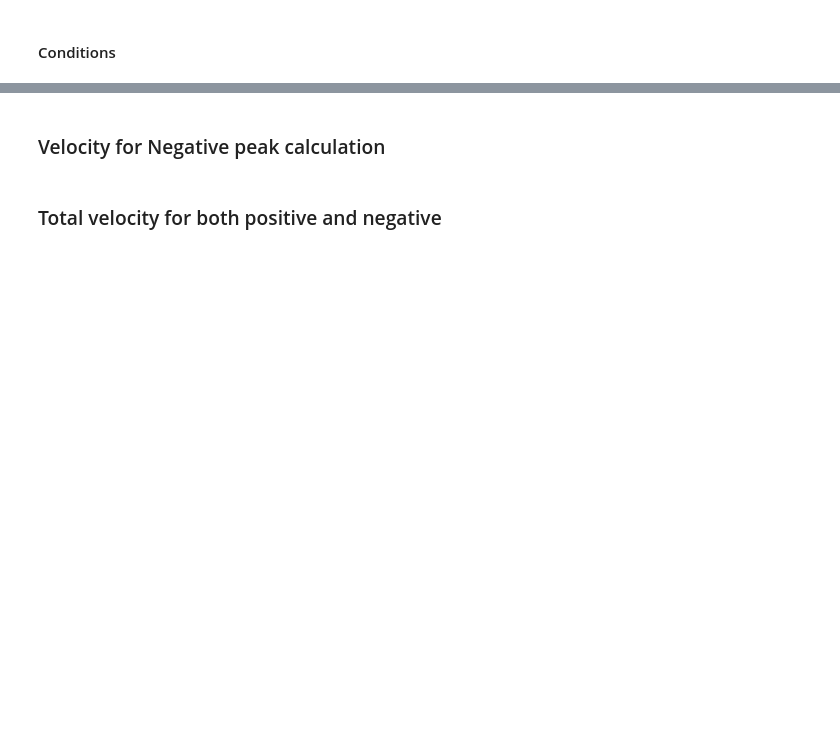
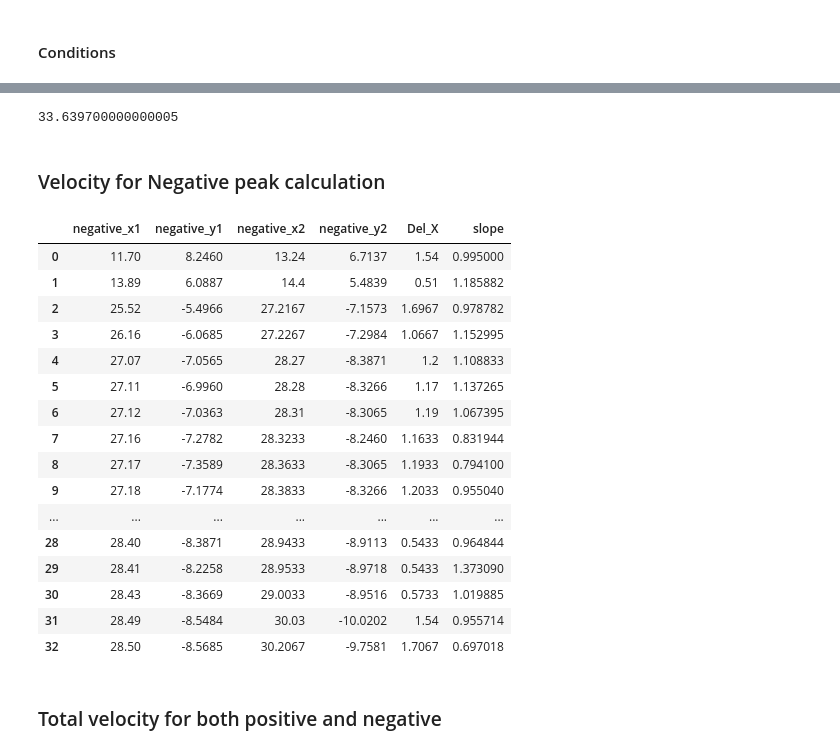
Before and after one commit to jamesleocodes/eye_movement, a Jupyter notebook: gain/gain_calc_zaw_1.ipynb, the cells around one changed output, grey strips where cells are left out. Saved outputs shown, nothing was run; the diff lists cells and outputs as text; code cells hidden in the pictures; blank space fills up the shorter version.

```diff
--- a/gain/gain_calc_zaw_1.ipynb
+++ b/gain/gain_calc_zaw_1.ipynb
@@ -291,12 +365,12 @@ negtim_start_values = np.array(rounded_neg_start_values)
 neg_end_values = df_test.loc[df_test['NegTim_End'] != '', 'NegTim_End'].values
 
 # Round the values in the 'Pos_Start' column to two decimal places
-rounded_neg_end_values = []
-for value in neg_end_values:
-    rounded_neg_end_values.append(round(value - 0.02, 2))
+# rounded_neg_end_values = []
+# for value in neg_end_values:
+#     rounded_neg_end_values.append(round(value - 0.02, 2))
 
 # Convert the list of rounded values back to a NumPy array
-negtim_end_values = np.array(rounded_neg_end_values)
+negtim_end_values = np.array(neg_end_values)
 
 # Print the non-empty values
 #print(negtim_end_values)
@@ -347,3 +421,28 @@ param_vel_negative_final['Del_X'] = param_vel_negative_final['negative_x2'] - pa
 #                                                     (param_vel_negative_final['Del_X'] < 2.07)]
 param_vel_negative_final = param_vel_negative_final[param_vel_negative_final['Del_X'] < 2.07]
 #
+param_vel_negative_final['Del_X'] = (param_vel_negative_final['negative_x2'] -
+                                     param_vel_negative_final['negative_x1']).where(~param_vel_negative_final['negative_x2'].isnull(), np.nan)
+
+
+
+# # Remove short duration SWJ from 50 ms to 400 ms
+param_vel_negative_final = param_vel_negative_final[(param_vel_negative_final['Del_X'] > 0.4) &
+                                                    (param_vel_negative_final['Del_X'] < 2.00)]
+
+
+# iterate over the rows of the dataframe
+prev_negative_x2 = None
+for i, row in param_vel_negative_final.iterrows():
+    # check if this is not the first row
+    if prev_negative_x2 is not None:
+        # check if positive_x1 is lower than the previous positive_x2
+        if row['negative_x1'] < prev_negative_x2:
+            # remove this row from the dataframe
+            param_vel_negative_final = param_vel_negative_final.drop(i)
+        else:
+            # update prev_positive_x2 if positive_x1 is greater than or equal to prev_positive_x2
+            prev_megatove_x2 = row['negative_x2']
+    else:
+        # initialize prev_positive_x2 with the first row value
+        prev_negative_x2 = row['negative_x2']
@@ -370,6 +449,6 @@ param_vel_positive_final
 # %% [markdown]
 #### Conditions
 # %%
-param_vel_negative_final['Condition'] = param_vel_negative_final['negative_x2'] - param_vel_negative_final['negative_x1']
-param_vel_negative_final['Condition'] =abs(param_vel_negative_final['Condition'])
-param_vel_negative_final = param_vel_negative_final[param_vel_negative_final['Condition'] > 1.01]
+# param_vel_negative_final['Condition'] = param_vel_negative_final['negative_x2'] - param_vel_negative_final['negative_x1']
+# param_vel_negative_final['Condition'] =abs(param_vel_negative_final['Condition'])
+# param_vel_negative_final = param_vel_negative_final[param_vel_negative_final['Condition'] > 1.01]
@@ -376,3 +475,7 @@ param_vel_negative_final = param_vel_negative_final[param_vel_negative_final['Co
+# %%
+param_vel_negative_final['Del_X'].sum()
+# %% [output]
+33.639700000000005
 # %% [markdown]
 ### Velocity for Negative peak calculation
 # %%
@@ -398,6 +501,26 @@ average_negative_slope = abs(param_vel_negative_final['slope'].mean())
 
 # Print the average slope
 #print(average_negative_slope)
+# %%
+param_vel_negative_final
+# %% [output]
+|  | negative_x1 | negative_y1 | negative_x2 | negative_y2 | Del_X | slope |
+| 0 | 11.70 | 8.2460 | 13.24 | 6.7137 | 1.54 | 0.995000 |
+| 1 | 13.89 | 6.0887 | 14.4 | 5.4839 | 0.51 | 1.185882 |
+| 2 | 25.52 | -5.4966 | 27.2167 | -7.1573 | 1.6967 | 0.978782 |
+| 3 | 26.16 | -6.0685 | 27.2267 | -7.2984 | 1.0667 | 1.152995 |
+| 4 | 27.07 | -7.0565 | 28.27 | -8.3871 | 1.2 | 1.108833 |
+| 5 | 27.11 | -6.9960 | 28.28 | -8.3266 | 1.17 | 1.137265 |
+| 6 | 27.12 | -7.0363 | 28.31 | -8.3065 | 1.19 | 1.067395 |
+| 7 | 27.16 | -7.2782 | 28.3233 | -8.2460 | 1.1633 | 0.831944 |
+| 8 | 27.17 | -7.3589 | 28.3633 | -8.3065 | 1.1933 | 0.794100 |
+| 9 | 27.18 | -7.1774 | 28.3833 | -8.3266 | 1.2033 | 0.955040 |
+| ... | ... | ... | ... | ... | ... | ... |
+| 28 | 28.40 | -8.3871 | 28.9433 | -8.9113 | 0.5433 | 0.964844 |
+| 29 | 28.41 | -8.2258 | 28.9533 | -8.9718 | 0.5433 | 1.373090 |
+| 30 | 28.43 | -8.3669 | 29.0033 | -8.9516 | 0.5733 | 1.019885 |
+| 31 | 28.49 | -8.5484 | 30.03 | -10.0202 | 1.54 | 0.955714 |
+| 32 | 28.50 | -8.5685 | 30.2067 | -9.7581 | 1.7067 | 0.697018 |
 # %% [markdown]
 ### Total velocity for both positive and negative
 # %%
```
Also changed, not shown: parts of 17 cells of this notebook, 1 other file.
